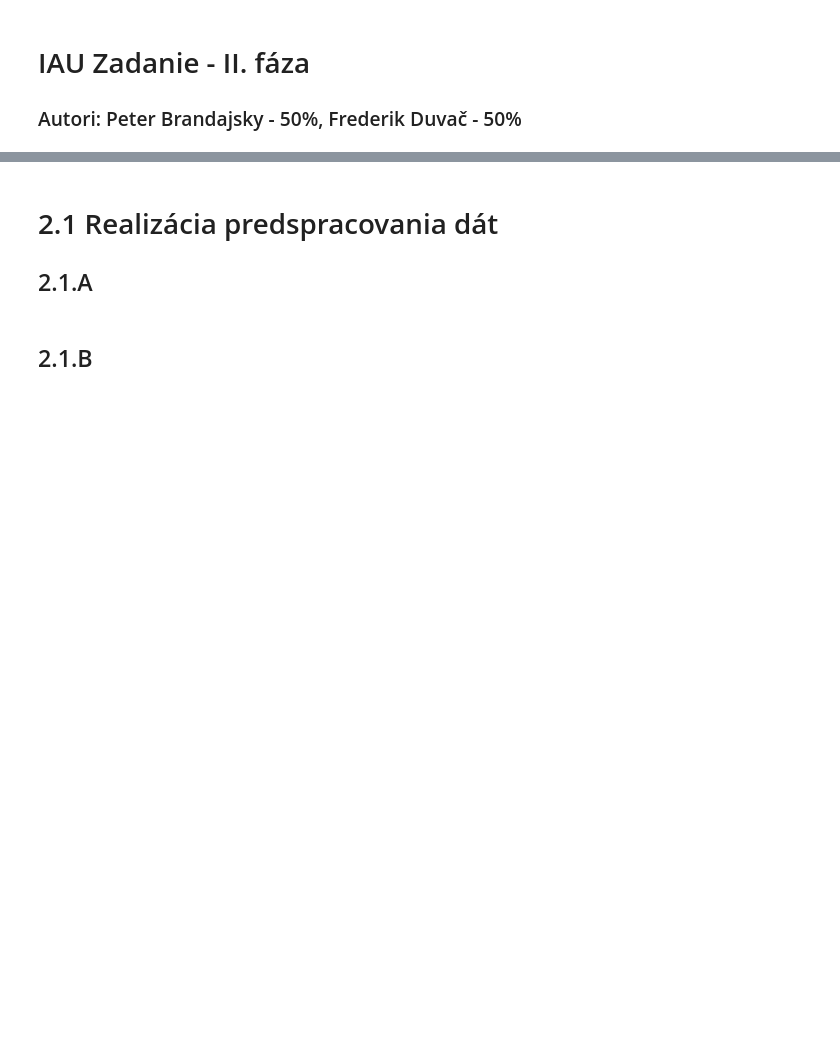
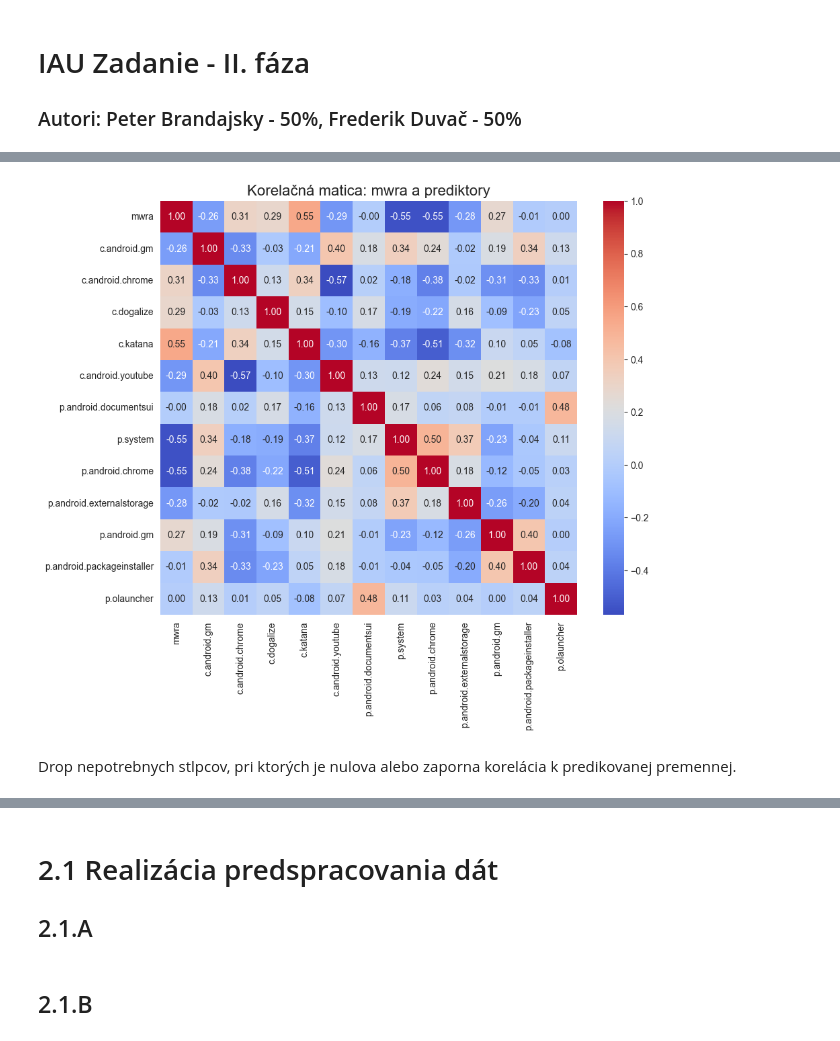
Before and after one commit to RikoAppDev/iau-course-assignments, a Jupyter notebook: zadanie-faza2.ipynb, the cells around one changed output, grey strips where cells are left out. Cells and saved outputs as stored; diff of their text form; code cells hidden in the pictures; blank space fills up the shorter version.

Commit message:
dataset phase2 export

```diff
--- a/zadanie-faza2.ipynb
+++ b/zadanie-faza2.ipynb
@@ -4,0 +9,8 @@
+# %%
+import numpy as np
+import pandas as pd
+import matplotlib.pyplot as plt
+import seaborn as sns
+import scipy.stats as stats
+
+dataset = pd.read_csv('dataset/dataset_phase_2.csv', sep='\t')
@@ -4,0 +27,14 @@
+# %%
+dataset = dataset[
+    ['mwra', 'c.android.gm', 'c.android.chrome', 'c.dogalize', 'c.katana', 'c.android.youtube', 'p.android.documentsui',
+     'p.system', 'p.android.chrome', 'p.android.externalstorage',
+     'p.android.gm', 'p.android.packageinstaller', 'p.olauncher']]
+
+plt.figure(figsize=(10, 8))
+sns.heatmap(dataset.corr(), annot=True, fmt=".2f", cmap='coolwarm')
+plt.title('Korelačná matica: mwra a prediktory', fontsize=16)
+plt.show()
+# %% [output]
+[figure, added]
+# %% [markdown]
+Drop nepotrebnych stlpcov, pri ktorých je nulova alebo zaporna korelácia k predikovanej premennej.
```
Also changed, not shown: parts of 5 cells of this notebook, 1 other file.
